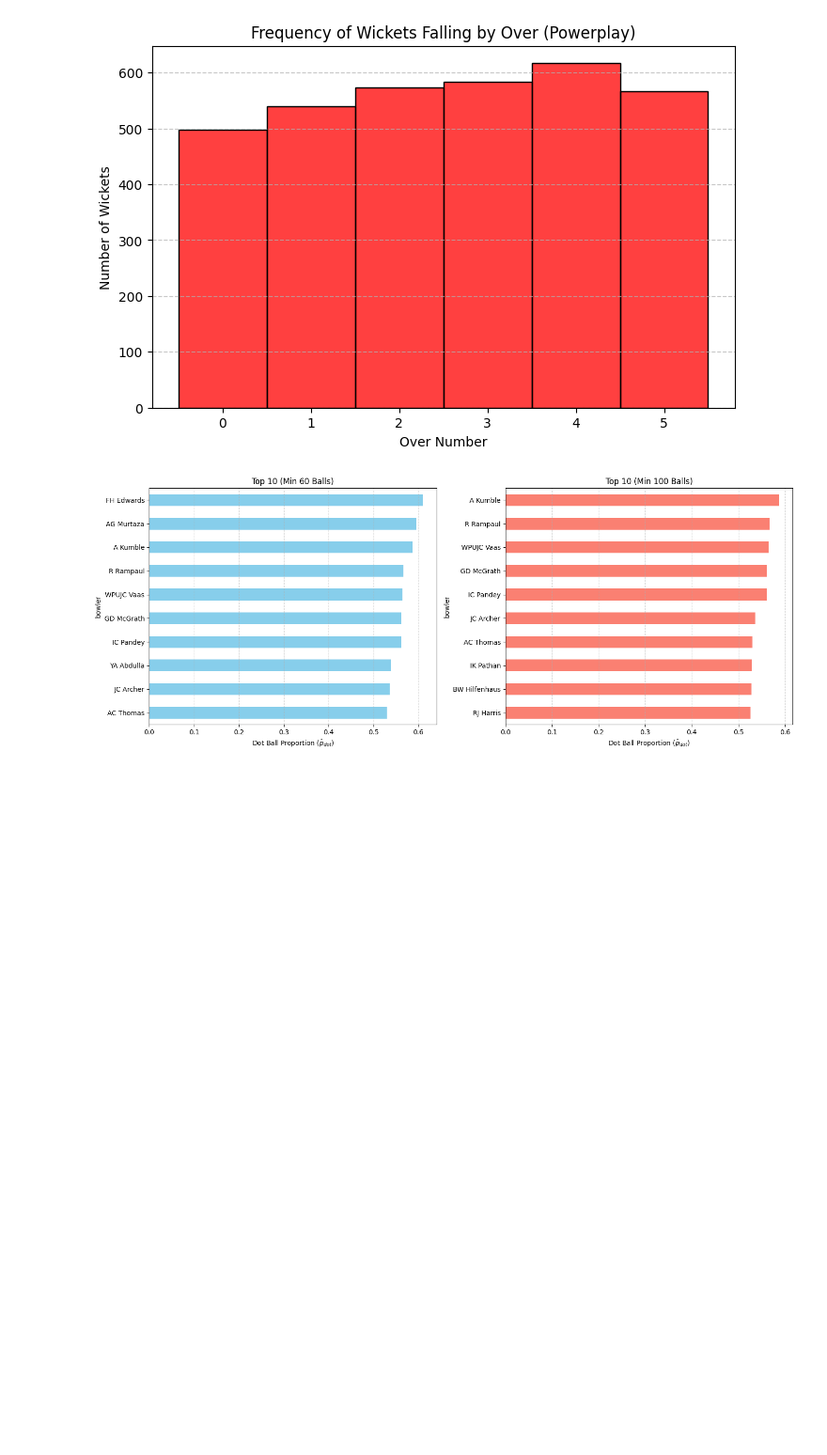
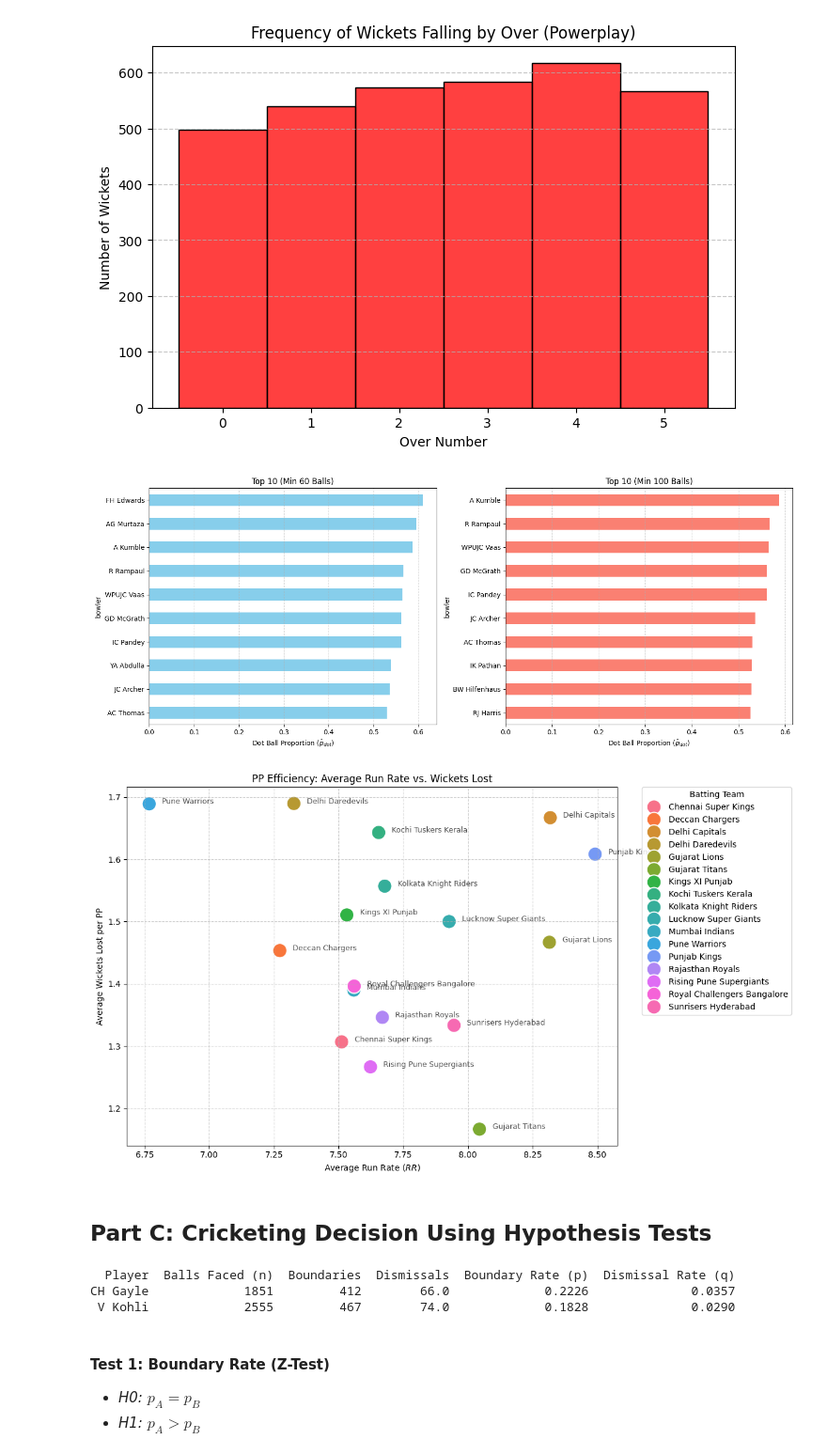
Before and after one commit to bytefoot/EE3111, a Jupyter notebook: lab5/lab5.ipynb, the cells around one changed output. Shown at 94% size. Cells and saved outputs as stored; diff of their text form; code cells hidden in the pictures; blank space fills up the shorter version.

```diff
--- a/lab5/lab5.ipynb
+++ b/lab5/lab5.ipynb
@@ -117,3 +112,39 @@ plt.tight_layout()
 plt.show()
 # %% [output]
 [figure]
+# %%
+stats = df.groupby(['batting_team', 'match_id']).agg(
+    total_runs=('total_runs', 'sum'),
+    wickets=('wicket_flag', 'sum'),
+    balls=('ball', 'count')
+).reset_index()
+
+# 2. Calculate match averages per team
+team_efficiency = stats.groupby('batting_team').agg(
+    avg_rr=('total_runs', lambda x: (x.sum() / stats.loc[x.index, 'balls'].sum()) * 6),
+    avg_wickets=('wickets', 'mean')
+).reset_index()
+
+plt.figure(figsize=(12, 7))
+# Increased point size (s=300) for better visibility
+sns.scatterplot(data=team_efficiency, x='avg_rr', y='avg_wickets', hue='batting_team', s=300)
+
+plt.title("PP Efficiency: Average Run Rate vs. Wickets Lost")
+plt.xlabel("Average Run Rate ($RR$)")
+plt.ylabel("Average Wickets Lost per PP")
+
+# Move legend outside the plot
+plt.legend(title='Batting Team', bbox_to_anchor=(1.05, 1), loc='upper left', borderaxespad=0)
+
+# Optional: Add annotations to the points directly to rely less on the legend
+for i in range(team_efficiency.shape[0]):
+    plt.text(team_efficiency.avg_rr[i]+0.05, team_efficiency.avg_wickets[i],
+             team_efficiency.batting_team[i], fontsize=9, alpha=0.7)
+
+plt.grid(True, linestyle='--', alpha=0.6)
+plt.tight_layout()
+plt.show()
+# %% [output]
+[figure, added]
+# %% [markdown]
+## Part C: Cricketing Decision Using Hypothesis Tests
@@ -119,0 +155,36 @@ plt.show()
+# %%
+
+results = {}
+for p in players:
+    p_data = df[df['striker'] == p]
+    results[p] = {
+        'n': len(p_data),
+        'boundaries': p_data['runs_off_bat'].isin([4, 6]).sum(),
+        'dismissals': p_data['wicket_flag'].sum()
+    }
+
+stats_list = []
+for player, data in results.items():
+    n = data['n']
+    b = data['boundaries']
+    d = data['dismissals']
+
+    stats_list.append({
+        "Player": player,
+        "Balls Faced (n)": n,
+        "Boundaries": b,
+        "Dismissals": d,
+        "Boundary Rate (p)": round(b / n, 4) if n > 0 else 0,
+        "Dismissal Rate (q)": round(d / n, 4) if n > 0 else 0
+    })
+
+stats_df = pd.DataFrame(stats_list)
+print(stats_df.to_string(index=False))
+# %% [output]
+  Player  Balls Faced (n)  Boundaries  Dismissals  Boundary Rate (p)  Dismissal Rate (q)
+CH Gayle             1851         412        66.0             0.2226              0.0357
+ V Kohli             2555         467        74.0             0.1828              0.0290
+# %% [markdown]
+#### Test 1: Boundary Rate (Z-Test)
+ - *H0:* $p_A = p_B$
+ - *H1:* $p_A > p_B$
```
Also changed, not shown: parts of 22 cells of this notebook, 5 other files.
